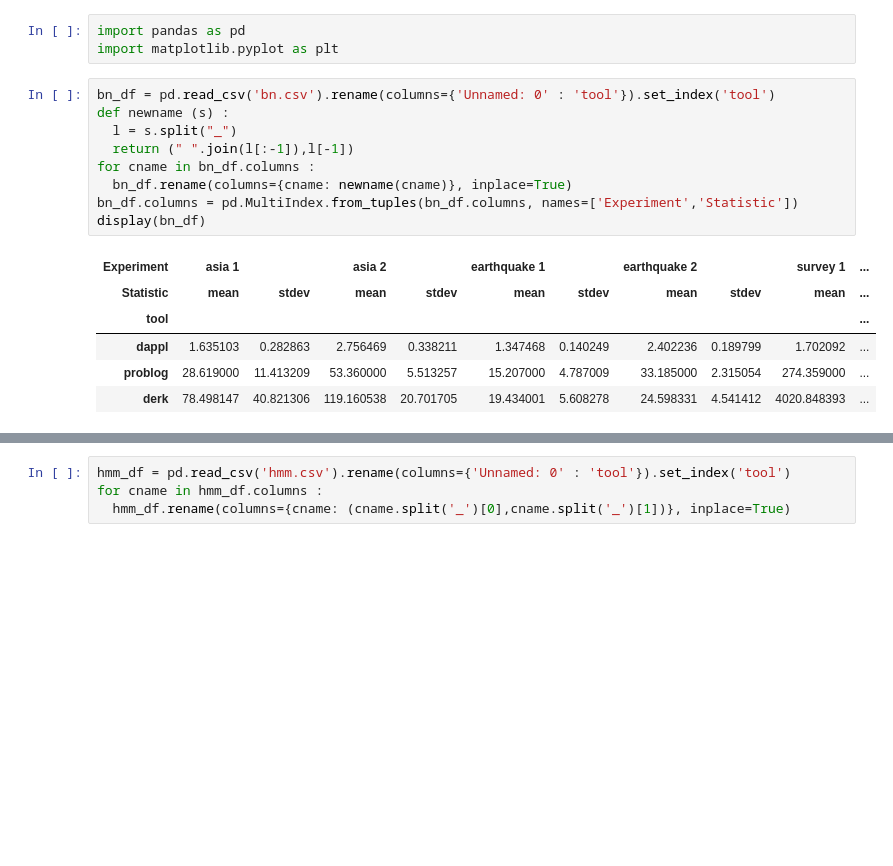
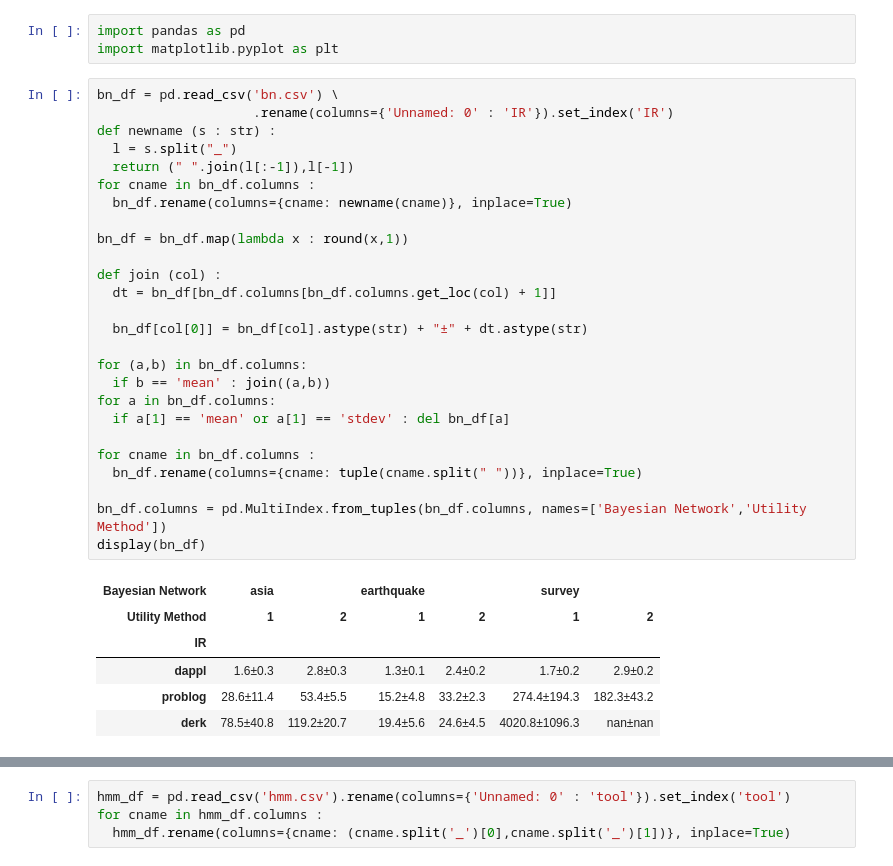
Before and after one commit to neuppl/dappl, a Jupyter notebook: numbers/figs.ipynb, the cells around one changed output, grey strips where cells are left out. Saved outputs shown, nothing was run; the diff lists cells and outputs as text; blank space fills up the shorter version.

```diff
--- a/numbers/figs.ipynb
+++ b/numbers/figs.ipynb
@@ -2,18 +2,35 @@
 import pandas as pd
 import matplotlib.pyplot as plt
 # %%
-bn_df = pd.read_csv('bn.csv').rename(columns={'Unnamed: 0' : 'tool'}).set_index('tool')
-def newname (s) :
+bn_df = pd.read_csv('bn.csv') \
+                    .rename(columns={'Unnamed: 0' : 'IR'}).set_index('IR')
+def newname (s : str) :
   l = s.split("_")
   return (" ".join(l[:-1]),l[-1])
 for cname in bn_df.columns :
   bn_df.rename(columns={cname: newname(cname)}, inplace=True)
-bn_df.columns = pd.MultiIndex.from_tuples(bn_df.columns, names=['Experiment','Statistic'])
+
+bn_df = bn_df.map(lambda x : round(x,1))
+
+def join (col) :
+  dt = bn_df[bn_df.columns[bn_df.columns.get_loc(col) + 1]]
+
+  bn_df[col[0]] = bn_df[col].astype(str) + "±" + dt.astype(str)
+
+for (a,b) in bn_df.columns:
+  if b == 'mean' : join((a,b))
+for a in bn_df.columns:
+  if a[1] == 'mean' or a[1] == 'stdev' : del bn_df[a]
+
+for cname in bn_df.columns :
+  bn_df.rename(columns={cname: tuple(cname.split(" "))}, inplace=True)
+
+bn_df.columns = pd.MultiIndex.from_tuples(bn_df.columns, names=['Bayesian Network','Utility Method'])
 display(bn_df)
 # %% [output]
-| Experiment | asia 1 |  | asia 2 |  | earthquake 1 |  | earthquake 2 |  | survey 1 | ... |
-| Statistic | mean | stdev | mean | stdev | mean | stdev | mean | stdev | mean | ... |
-| tool |  |  |  |  |  |  |  |  |  | ... |
-| dappl | 1.635103 | 0.282863 | 2.756469 | 0.338211 | 1.347468 | 0.140249 | 2.402236 | 0.189799 | 1.702092 | ... |
-| problog | 28.619000 | 11.413209 | 53.360000 | 5.513257 | 15.207000 | 4.787009 | 33.185000 | 2.315054 | 274.359000 | ... |
-| derk | 78.498147 | 40.821306 | 119.160538 | 20.701705 | 19.434001 | 5.608278 | 24.598331 | 4.541412 | 4020.848393 | ... |
+| Bayesian Network | asia |  | earthquake |  | survey |  |
+| Utility Method | 1 | 2 | 1 | 2 | 1 | 2 |
+| IR |  |  |  |  |  |  |
+| dappl | 1.6±0.3 | 2.8±0.3 | 1.3±0.1 | 2.4±0.2 | 1.7±0.2 | 2.9±0.2 |
+| problog | 28.6±11.4 | 53.4±5.5 | 15.2±4.8 | 33.2±2.3 | 274.4±194.3 | 182.3±43.2 |
+| derk | 78.5±40.8 | 119.2±20.7 | 19.4±5.6 | 24.6±4.5 | 4020.8±1096.3 | nan±nan |
```
Also changed, not shown: parts of 2 cells of this notebook, 6 other files.
